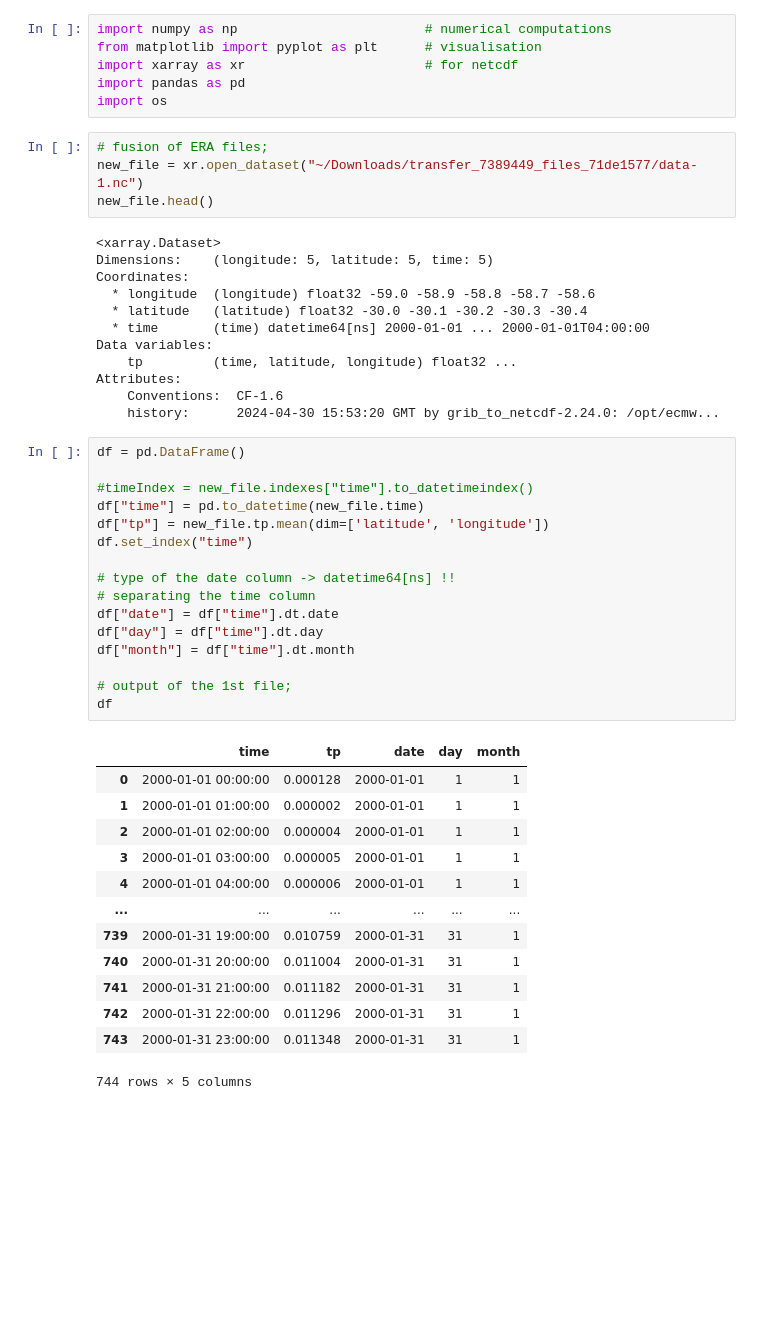
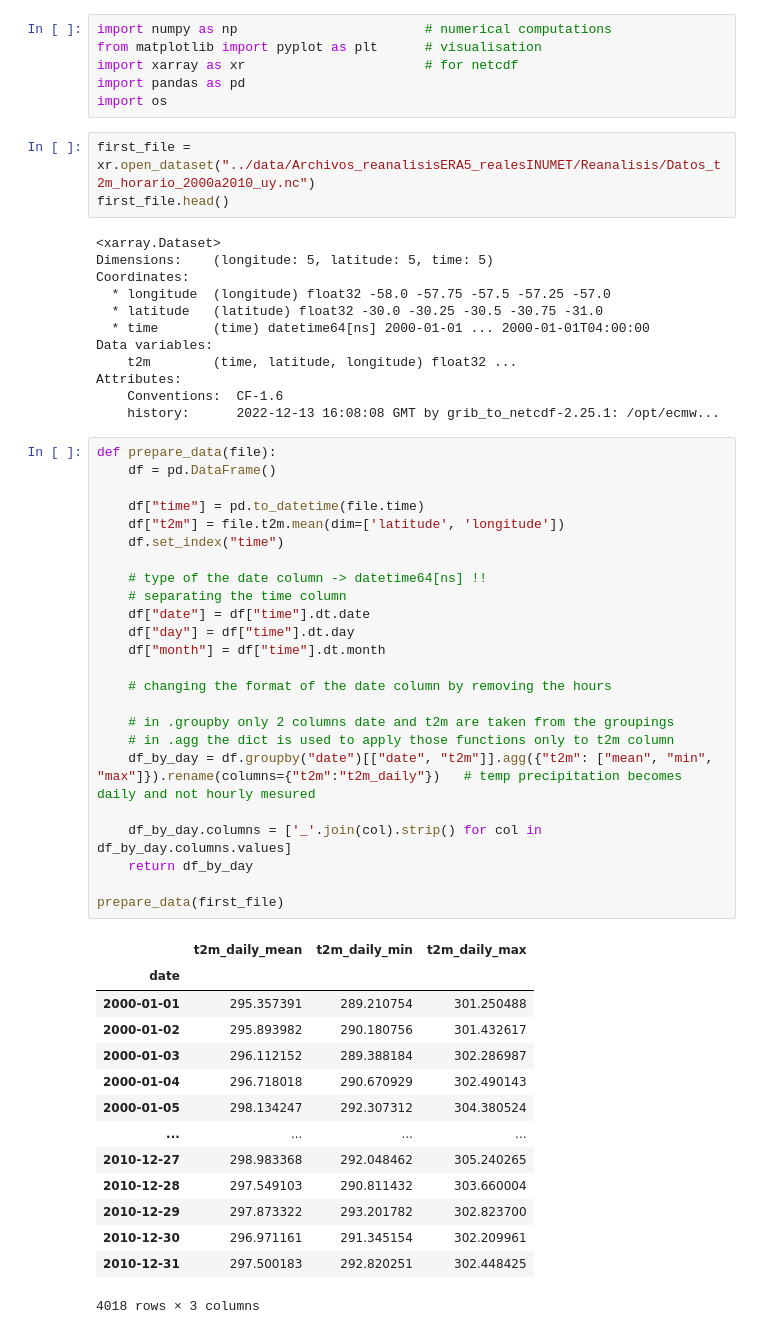
Before and after one commit to nachalca/FSE_extremos, a Jupyter notebook: StageL2/fusion-ERA.ipynb, the cells around one changed output. Drawn from its saved outputs; the diff is of its cells as text; blank space fills up the shorter version.

Commit message:
Added the function for the fusion

```diff
--- a/StageL2/fusion-ERA.ipynb
+++ b/StageL2/fusion-ERA.ipynb
@@ -5,48 +5,56 @@ import xarray as xr                       # for netcdf
 import pandas as pd
 import os
 # %%
-# fusion of ERA files;
-new_file = xr.open_dataset("~/Downloads/transfer_7389449_files_71de1577/data-1.nc")
-new_file.head()
+first_file = xr.open_dataset("../data/Archivos_reanalisisERA5_realesINUMET/Reanalisis/Datos_t2m_horario_2000a2010_uy.nc")
+first_file.head()
 # %% [output]
 <xarray.Dataset>
 Dimensions:    (longitude: 5, latitude: 5, time: 5)
 Coordinates:
-  * longitude  (longitude) float32 -59.0 -58.9 -58.8 -58.7 -58.6
-  * latitude   (latitude) float32 -30.0 -30.1 -30.2 -30.3 -30.4
+  * longitude  (longitude) float32 -58.0 -57.75 -57.5 -57.25 -57.0
+  * latitude   (latitude) float32 -30.0 -30.25 -30.5 -30.75 -31.0
   * time       (time) datetime64[ns] 2000-01-01 ... 2000-01-01T04:00:00
 Data variables:
-    tp         (time, latitude, longitude) float32 ...
+    t2m        (time, latitude, longitude) float32 ...
 Attributes:
     Conventions:  CF-1.6
-    history:      2024-04-30 15:53:20 GMT by grib_to_netcdf-2.24.0: /opt/ecmw...
+    history:      2022-12-13 16:08:08 GMT by grib_to_netcdf-2.25.1: /opt/ecmw...
 # %%
-df = pd.DataFrame()
+def prepare_data(file):
+    df = pd.DataFrame()
 
-#timeIndex = new_file.indexes["time"].to_datetimeindex()
-df["time"] = pd.to_datetime(new_file.time)
-df["tp"] = new_file.tp.mean(dim=['latitude', 'longitude'])
-df.set_index("time")
+    df["time"] = pd.to_datetime(file.time)
+    df["t2m"] = file.t2m.mean(dim=['latitude', 'longitude'])
+    df.set_index("time")
 
-# type of the date column -> datetime64[ns] !!
-# separating the time column
-df["date"] = df["time"].dt.date
-df["day"] = df["time"].dt.day
-df["month"] = df["time"].dt.month
+    # type of the date column -> datetime64[ns] !!
+    # separating the time column
+    df["date"] = df["time"].dt.date
+    df["day"] = df["time"].dt.day
+    df["month"] = df["time"].dt.month
 
-# output of the 1st file;
-df
+    # changing the format of the date column by removing the hours
+
+    # in .groupby only 2 columns date and t2m are taken from the groupings
+    # in .agg the dict is used to apply those functions only to t2m column
+    df_by_day = df.groupby("date")[["date", "t2m"]].agg({"t2m": ["mean", "min", "max"]}).rename(columns={"t2m":"t2m_daily"})   # temp precipitation becomes daily and not hourly mesured
+
+    df_by_day.columns = ['_'.join(col).strip() for col in df_by_day.columns.values]
+    return df_by_day
+
+prepare_data(first_file)
 # %% [output]
-|  | time | tp | date | day | month |
-| 0 | 2000-01-01 00:00:00 | 0.000128 | 2000-01-01 | 1 | 1 |
-| 1 | 2000-01-01 01:00:00 | 0.000002 | 2000-01-01 | 1 | 1 |
-| 2 | 2000-01-01 02:00:00 | 0.000004 | 2000-01-01 | 1 | 1 |
-| 3 | 2000-01-01 03:00:00 | 0.000005 | 2000-01-01 | 1 | 1 |
-| 4 | 2000-01-01 04:00:00 | 0.000006 | 2000-01-01 | 1 | 1 |
-| ... | ... | ... | ... | ... | ... |
-| 739 | 2000-01-31 19:00:00 | 0.010759 | 2000-01-31 | 31 | 1 |
-| 740 | 2000-01-31 20:00:00 | 0.011004 | 2000-01-31 | 31 | 1 |
-| 741 | 2000-01-31 21:00:00 | 0.011182 | 2000-01-31 | 31 | 1 |
-| 742 | 2000-01-31 22:00:00 | 0.011296 | 2000-01-31 | 31 | 1 |
-| 743 | 2000-01-31 23:00:00 | 0.011348 | 2000-01-31 | 31 | 1 |
+|  | t2m_daily_mean | t2m_daily_min | t2m_daily_max |
+| date |  |  |  |
+| 2000-01-01 | 295.357391 | 289.210754 | 301.250488 |
+| 2000-01-02 | 295.893982 | 290.180756 | 301.432617 |
+| 2000-01-03 | 296.112152 | 289.388184 | 302.286987 |
+| 2000-01-04 | 296.718018 | 290.670929 | 302.490143 |
+| 2000-01-05 | 298.134247 | 292.307312 | 304.380524 |
+| ... | ... | ... | ... |
+| 2010-12-27 | 298.983368 | 292.048462 | 305.240265 |
+| 2010-12-28 | 297.549103 | 290.811432 | 303.660004 |
+| 2010-12-29 | 297.873322 | 293.201782 | 302.823700 |
+| 2010-12-30 | 296.971161 | 291.345154 | 302.209961 |
+| 2010-12-31 | 297.500183 | 292.820251 | 302.448425 |
-744 rows × 5 columns
+4018 rows × 3 columns
```
Also changed, not shown: parts of 4 cells of this notebook.
